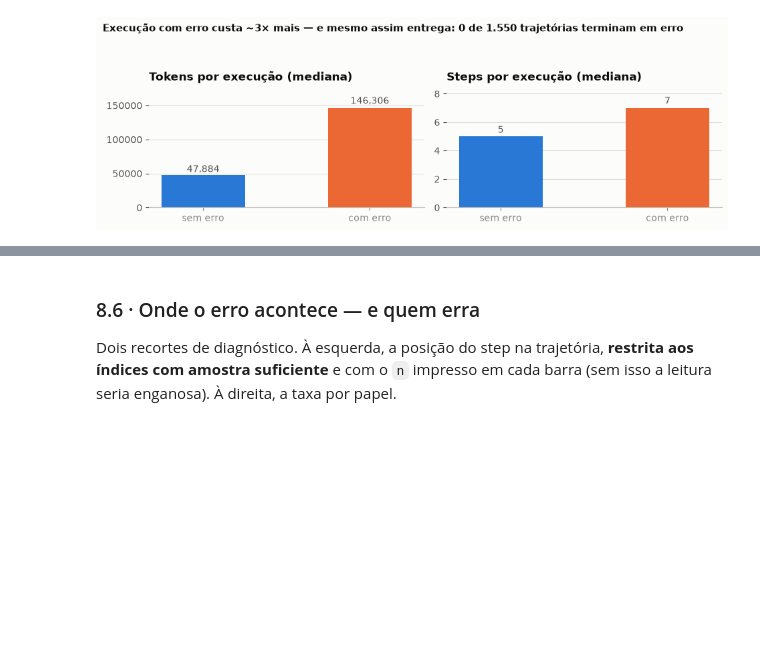
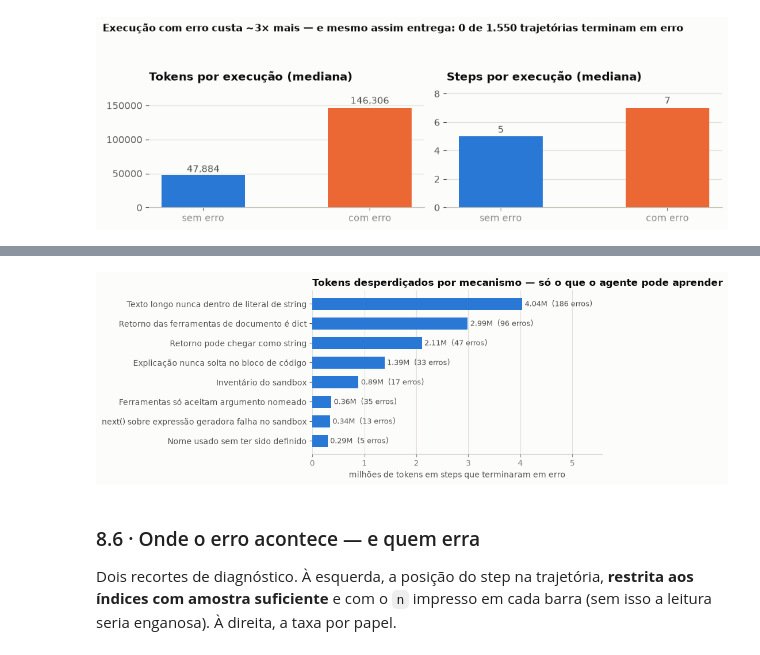
Before and after one commit to rc-ventura/memory_layer_ai_agents, a Jupyter notebook: analysis/2026-09-trace-law-flow/pipeline/analise_trace_esteira_juridica.ipynb, the cells around one changed output, grey strips where cells are left out. Saved outputs shown, nothing was run; the diff lists cells and outputs as text; code cells hidden in the pictures; blank space fills up the shorter version.

```diff
--- a/analysis/2026-09-trace-law-flow/pipeline/analise_trace_esteira_juridica.ipynb
+++ b/analysis/2026-09-trace-law-flow/pipeline/analise_trace_esteira_juridica.ipynb
@@ -1067,3 +1289,18 @@ plt.tight_layout(); plt.show()
+# %%
+aprendiveis = {UNI[u][0] for u in UNI if UNI[u][1] in (FACT, ESTR)}
+pay = payoff_mec[payoff_mec.index.isin(aprendiveis)].head(8).sort_values("tokens")
+fig, ax = plt.subplots(figsize=(9, 3.8))
+ax.barh([s[:52] for s in pay.index], pay["tokens"]/1e6, color=BLUE, height=0.6)
+for i, (v, e) in enumerate(zip(pay["tokens"]/1e6, pay["erros"])):
+    ax.text(v + pay["tokens"].max()/1e6*0.012, i, f"{v:.2f}M  ({e} erros)",
+            va="center", color=INK2, fontsize=9)
+style_ax(ax)
+ax.set_title("Tokens desperdiçados por mecanismo — só o que o agente pode aprender")
+ax.set_xlabel("milhões de tokens em steps que terminaram em erro")
+ax.set_xlim(0, (pay["tokens"].max()/1e6)*1.38)
+plt.tight_layout(); plt.show()
+# %% [output]
+[figure, added]
 # %% [markdown]
 ### 8.6 · Onde o erro acontece — e quem erra
 
```
Also changed, not shown: parts of 35 cells of this notebook, 14 other files.
